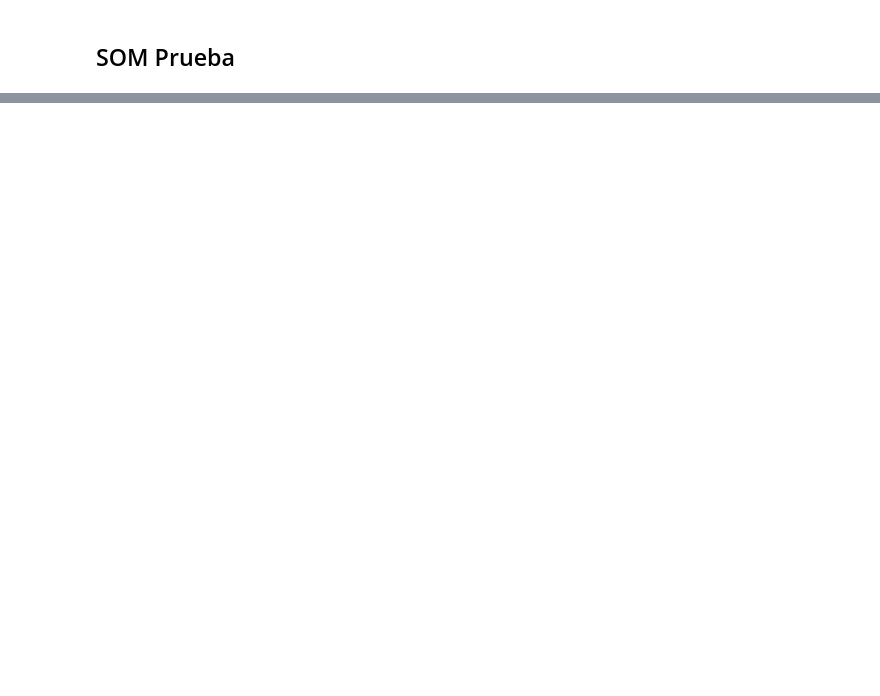
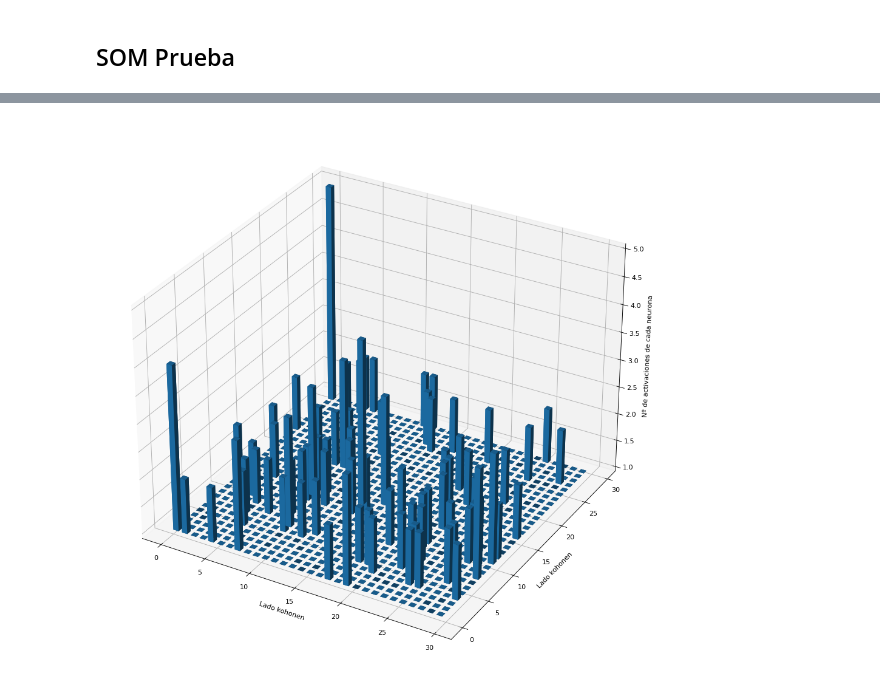
Before and after one commit to niiixx/pr1_colores_IAII, a Jupyter notebook: colores/L1P1-SOM_colores.ipynb, the cells around one changed output, grey strips where cells are left out. Drawn from its saved outputs; the diff is of its cells as text; code cells hidden in the pictures; blank space fills up the shorter version.

```diff
--- a/colores/L1P1-SOM_colores.ipynb
+++ b/colores/L1P1-SOM_colores.ipynb
@@ -270,0 +290,26 @@ Error Topologico:  0.04
+# %%
+from matplotlib.pyplot import figure
+fig = plt.figure(figsize=(50, 15), dpi=80)
+
+ax = fig.add_subplot(projection='3d')
+x = np.arange(30)
+y = np.arange(30)
+Mapa_Activacion = Mapa_Activacion.flatten(order="F")
+Mapa_Activacion = Mapa_Activacion.astype(int)
+z = Mapa_Activacion
+
+xx,yy = np.meshgrid(x,y)
+x, y = xx.ravel(), yy.ravel()
+
+alto = np.ones_like(z)
+ancho = profundidad = 0.6
+
+
+c = ['g']*len(z)
+ax.set_xlabel('Lado kohonen')
+ax.set_ylabel('Lado kohonen')
+ax.set_zlabel('Nº de activaciones de cada neurona')
+ax.bar3d(x,y,alto,ancho,profundidad,z)
+plt.show()
+# %% [output]
+[figure, added]
```
Also changed, not shown: parts of 3 cells of this notebook.
